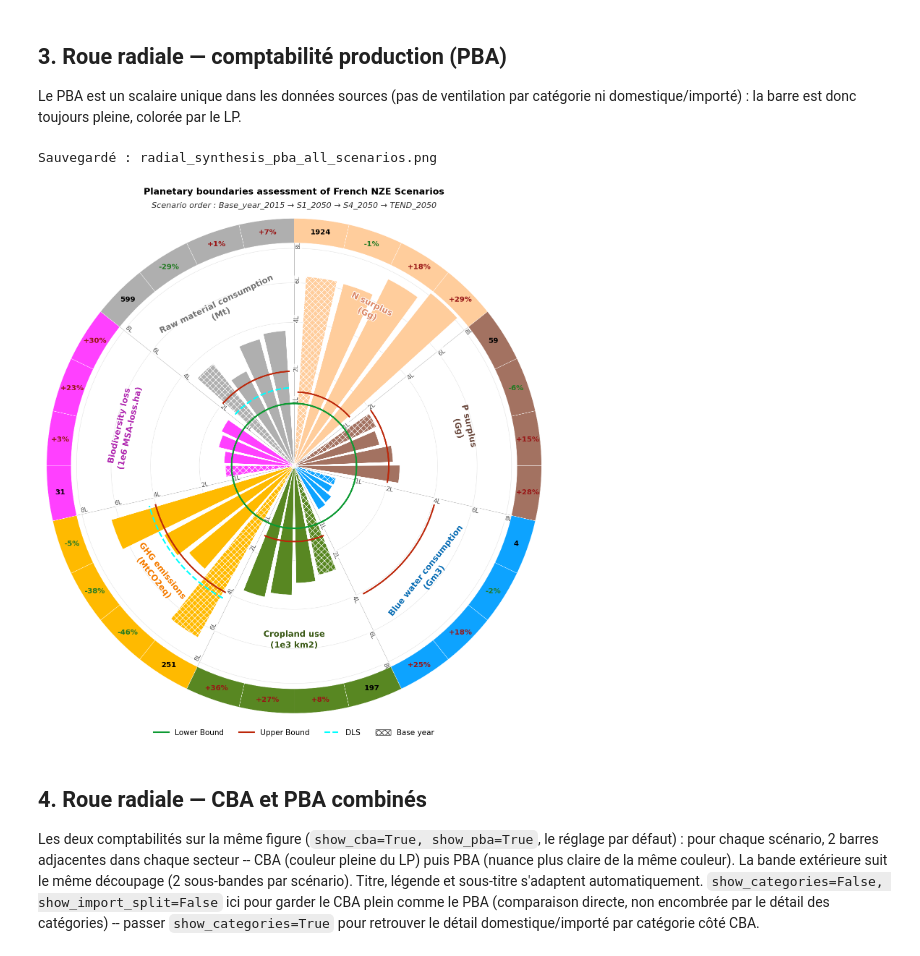
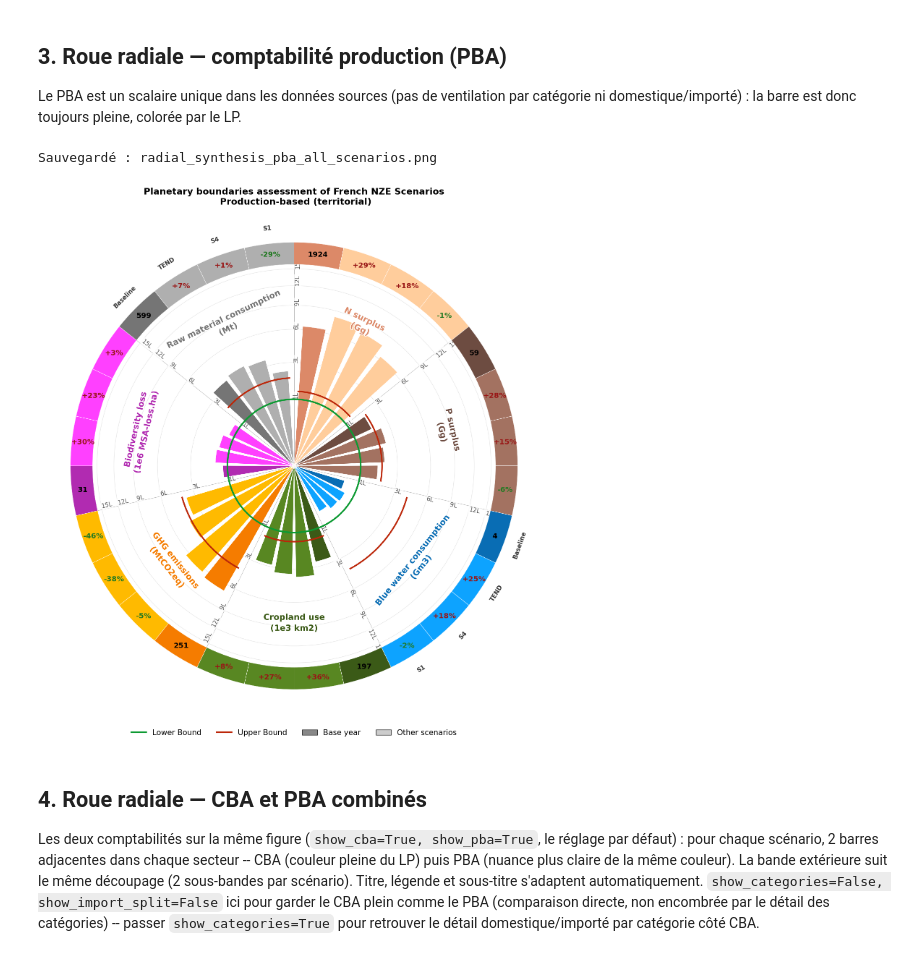
Before and after one commit to Arnaud-destarac/PlaneFR, a Jupyter notebook: notebooks/Synthèse radiale multi-scénarios.ipynb, the cells around one changed output. Saved outputs shown, nothing was run; the diff lists cells and outputs as text; code cells hidden in the pictures.

```diff
--- a/notebooks/Synthèse radiale multi-scénarios.ipynb
+++ b/notebooks/Synthèse radiale multi-scénarios.ipynb
@@ -110,19 +110,20 @@ colorée par le LP.
 # %%
 fig_pba, _ = create_radial_synthesis_figure(
     all_scenarios_data, seuils_df, scenario_names,
     show_cba=False, show_pba=True,
-    dls_df=dls_df, show_dls=True,
-    radial_power=0.6,
-    title="Planetary boundaries assessment of French NZE Scenarios",
+    dls_df=dls_df, show_dls=False,
+    radial_power=0.4,
+    title="Planetary boundaries assessment of French NZE Scenarios\n Production-based (territorial)",
+    sharing_principle = "Equality 2100", pop_df = pop_df
 )
 
 output_path = config.FIGURES_DIR / "radial_synthesis_pba_all_scenarios.png"
 fig_pba.savefig(output_path, dpi=300, bbox_inches="tight")
 print(f"Sauvegardé : {output_path.name}")
 plt.show()
 # %% [output]
 Sauvegardé : radial_synthesis_pba_all_scenarios.png
-[figure, old version]
+[figure, new version]
 # %% [markdown]
 ## 4. Roue radiale — CBA et PBA combinés
 
```
Also changed, not shown: parts of 3 cells of this notebook, 3 other files.
